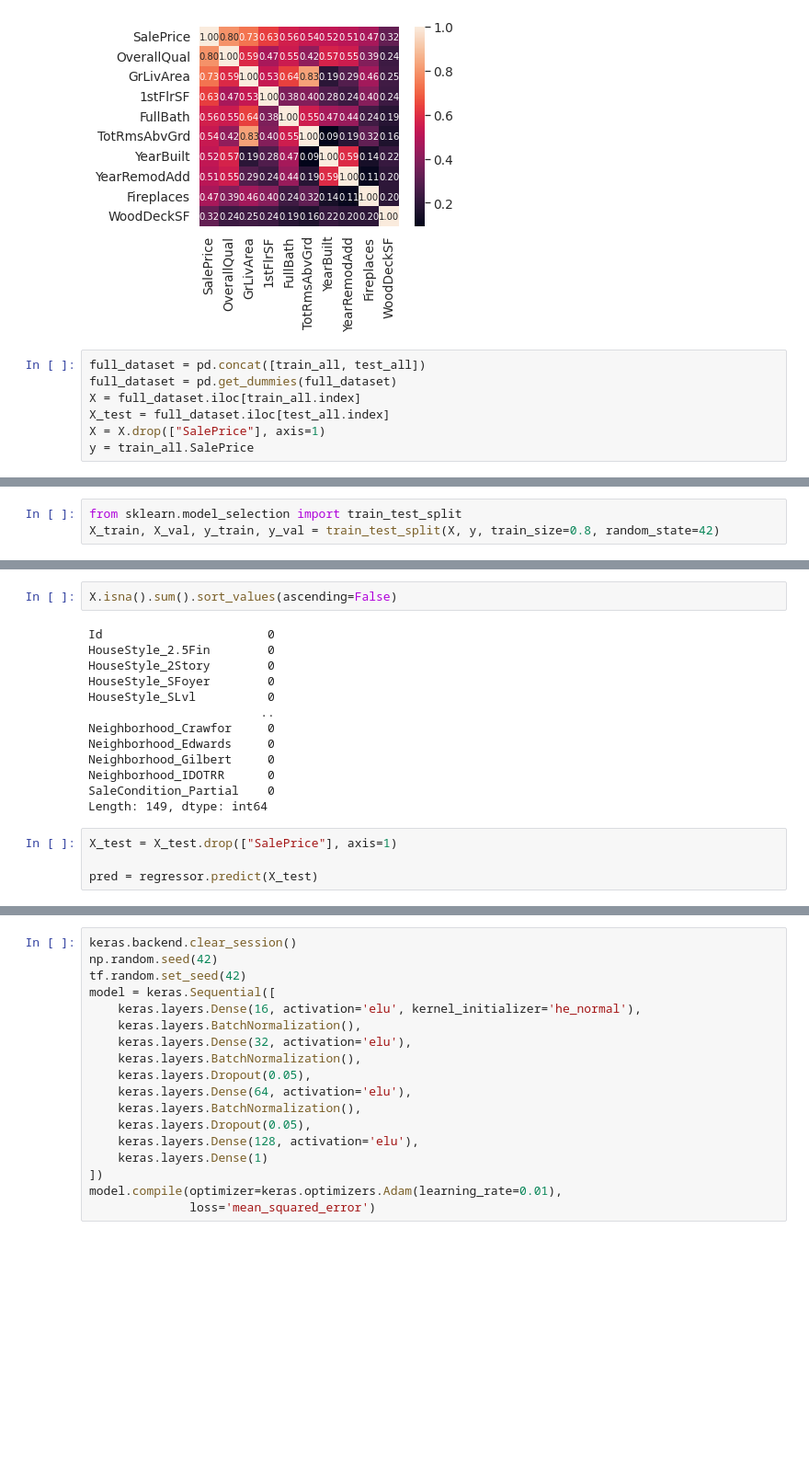
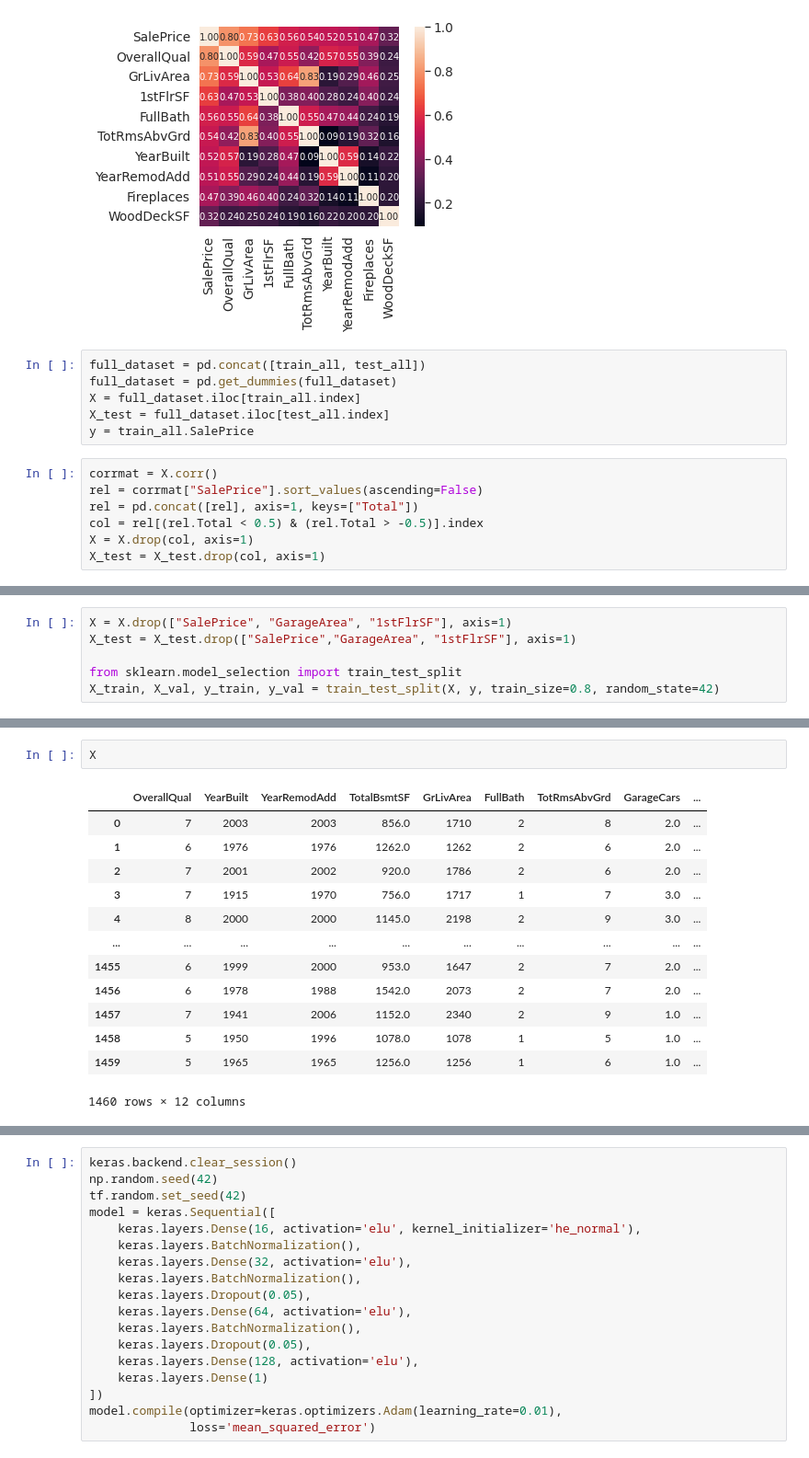
Before and after one commit to nakedtatsuya/kaggle, a Jupyter notebook: house_prices/main.ipynb, the cells around one changed output, grey strips where cells are left out. Shown at 92% size. Drawn from its saved outputs; the diff is of its cells as text; blank space fills up the shorter version.

```diff
--- a/house_prices/main.ipynb
+++ b/house_prices/main.ipynb
@@ -196,5 +197,11 @@ full_dataset = pd.concat([train_all, test_all])
 full_dataset = pd.get_dummies(full_dataset)
 X = full_dataset.iloc[train_all.index]
 X_test = full_dataset.iloc[test_all.index]
-X = X.drop(["SalePrice"], axis=1)
 y = train_all.SalePrice
+# %%
+corrmat = X.corr()
+rel = corrmat["SalePrice"].sort_values(ascending=False)
+rel = pd.concat([rel], axis=1, keys=["Total"])
+col = rel[(rel.Total < 0.5) & (rel.Total > -0.5)].index
+X = X.drop(col, axis=1)
+X_test = X_test.drop(col, axis=1)
@@ -201,3 +228,6 @@ y = train_all.SalePrice
 # %%
+X = X.drop(["SalePrice", "GarageArea", "1stFlrSF"], axis=1)
+X_test = X_test.drop(["SalePrice","GarageArea", "1stFlrSF"], axis=1)
+
 from sklearn.model_selection import train_test_split
 X_train, X_val, y_train, y_val = train_test_split(X, y, train_size=0.8, random_state=42)
@@ -236,19 +234,16 @@ xgb_reg.score(X_val, y_val)
-# %%
-X.isna().sum().sort_values(ascending=False)
-# %% [output]
-Id                       0
-HouseStyle_2.5Fin        0
-HouseStyle_2Story        0
-HouseStyle_SFoyer        0
-HouseStyle_SLvl          0
-                        ..
-Neighborhood_Crawfor     0
-Neighborhood_Edwards     0
-Neighborhood_Gilbert     0
-Neighborhood_IDOTRR      0
-SaleCondition_Partial    0
-Length: 149, dtype: int64
-# %%
-X_test = X_test.drop(["SalePrice"], axis=1)
-
-pred = regressor.predict(X_test)
+# %%
+X
+# %% [output]
+|  | OverallQual | YearBuilt | YearRemodAdd | TotalBsmtSF | GrLivArea | FullBath | TotRmsAbvGrd | GarageCars | ... |
+| 0 | 7 | 2003 | 2003 | 856.0 | 1710 | 2 | 8 | 2.0 | ... |
+| 1 | 6 | 1976 | 1976 | 1262.0 | 1262 | 2 | 6 | 2.0 | ... |
+| 2 | 7 | 2001 | 2002 | 920.0 | 1786 | 2 | 6 | 2.0 | ... |
+| 3 | 7 | 1915 | 1970 | 756.0 | 1717 | 1 | 7 | 3.0 | ... |
+| 4 | 8 | 2000 | 2000 | 1145.0 | 2198 | 2 | 9 | 3.0 | ... |
+| ... | ... | ... | ... | ... | ... | ... | ... | ... | ... |
+| 1455 | 6 | 1999 | 2000 | 953.0 | 1647 | 2 | 7 | 2.0 | ... |
+| 1456 | 6 | 1978 | 1988 | 1542.0 | 2073 | 2 | 7 | 2.0 | ... |
+| 1457 | 7 | 1941 | 2006 | 1152.0 | 2340 | 2 | 9 | 1.0 | ... |
+| 1458 | 5 | 1950 | 1996 | 1078.0 | 1078 | 1 | 5 | 1.0 | ... |
+| 1459 | 5 | 1965 | 1965 | 1256.0 | 1256 | 1 | 6 | 1.0 | ... |
+1460 rows × 12 columns
```
Also changed, not shown: parts of 13 cells of this notebook, 1 other file.
